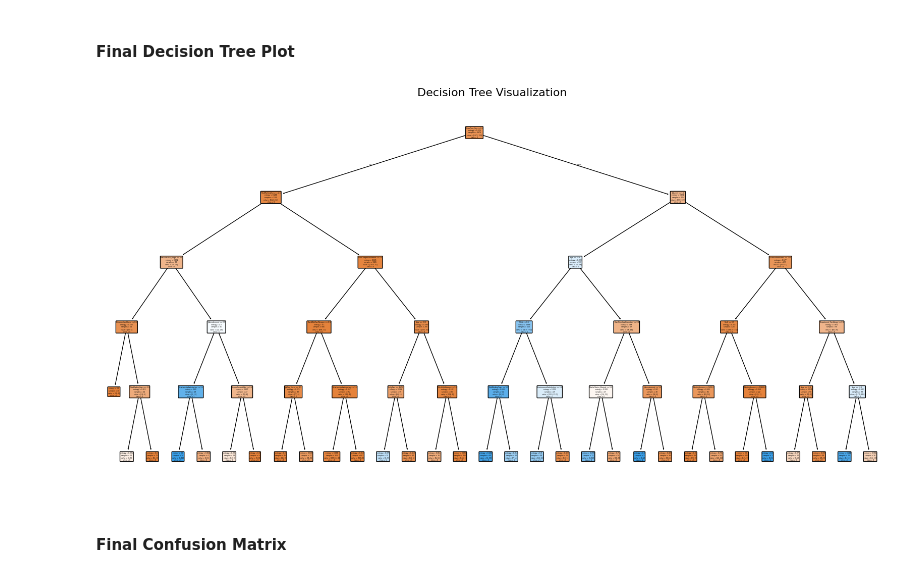
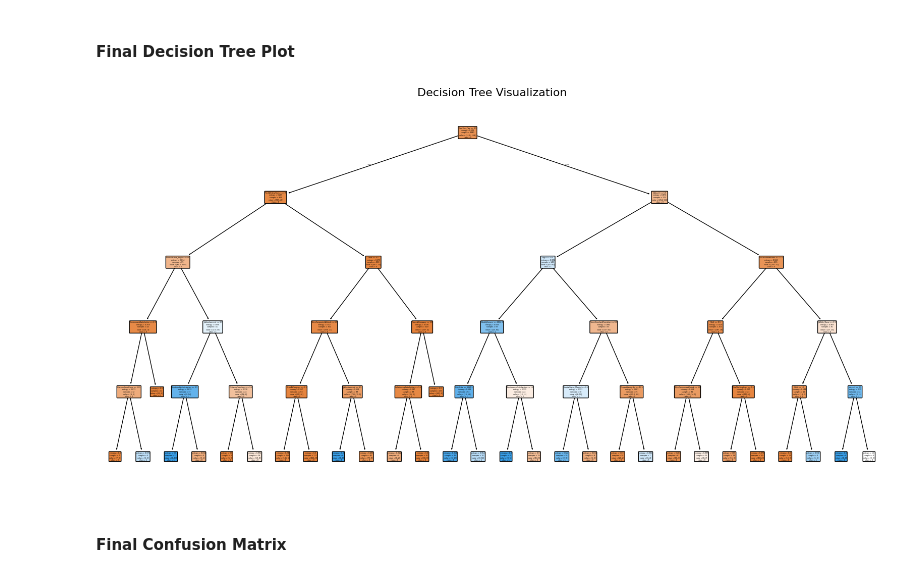
Before and after one commit to Jrk373/MachineLearningDemo, a Jupyter notebook: DecisionTreeClasifier.ipynb, the cells around one changed output. Cells and saved outputs as stored; diff of their text form; code cells hidden in the pictures.

```diff
--- a/DecisionTreeClasifier.ipynb
+++ b/DecisionTreeClasifier.ipynb
@@ -979,0 +1003,5 @@ For those variables remaining, should we adjust the original data set through sc
+# %%
+from sklearn.tree import DecisionTreeClassifier
+
+## create a decisiont tree and fit it to the training data
+clf_dt_filtered = DecisionTreeClassifier(random_state=373)
@@ -979,0 +1010,5 @@ For those variables remaining, should we adjust the original data set through sc
+# %%
+from sklearn.tree import DecisionTreeClassifier
+
+# Fit (train) the model
+clf_dt_filtered.fit(X = X_train_filtered, y = y_train)
@@ -998,7 +1150,7 @@ from sklearn.tree import DecisionTreeClassifier
 
 # GridSearchCV
 gridSearch = GridSearchCV(
-    estimator=clf_dt,         # Model to optimize
+    estimator=clf_dt_filtered,         # Model to optimize
     param_grid=param_grid,    # Parameter grid
     cv=cv_folds,                     # Number of cross-validation folds
     scoring='accuracy',       # Scoring metric (can be adjusted)
@@ -1006,7 +1158,7 @@ gridSearch = GridSearchCV(
 )
 
 # Fit GridSearchCV to the training data
-gridSearch.fit(X_train, y_train)
+gridSearch.fit(X_train_filtered, y_train)
 
 # Print best parameters and best score
 print('Best score: ', gridSearch.best_score_)
@@ -1052,14 +1319,14 @@ cv_folds = 5
 # Updated param_grid
 param_grid = {
         'criterion': ['gini', 'entropy'],
-        'max_depth': [5, 10, 15],
-        'min_impurity_decrease': [0, 0.001],
-        'min_samples_split': [2, 5, 10]  # Updated values
+        'max_depth': [3, 5],
+        'min_impurity_decrease': [0.001],
+        'min_samples_split': [2]  # Updated values
     }
 
 # Re-run GridSearchCV
-gridSearch = GridSearchCV(clf_dt, param_grid, cv=cv_folds)
-gridSearch.fit(X_encoded, y_encoded)
+gridSearch = GridSearchCV(clf_dt_filtered, param_grid, cv=cv_folds)
+gridSearch.fit(X_train_filtered, y_train)
 
 # Print best parameters and best score
 print('Best score: ', gridSearch.best_score_)
@@ -1085,21 +1352,21 @@ Accuracy on validation set: 0.9196428571428571
 # %%
 from sklearn.tree import plot_tree
 from sklearn.metrics import confusion_matrix, ConfusionMatrixDisplay
 import matplotlib.pyplot as plt
 
 # Plot the decision tree
 plt.figure(figsize=(20, 10))
 plot_tree(
     best_clf,
-    feature_names=X_train.columns,  # Replace with your actual feature names
+    feature_names=X_train_filtered.columns,  # Replace with your actual feature names
     class_names=best_clf.classes_.astype(str),  # Replace with your class names if available
     filled=True,  # Color the nodes
     rounded=True  # Rounded corners for readability
 )
 plt.title("Decision Tree Visualization", fontsize=16)
 plt.show()
 # %% [output]
-[figure, old version]
+[figure, new version]
 # %% [markdown]
 #### Final Confusion Matrix
 # %%
```
Also changed, not shown: parts of 17 cells of this notebook.
